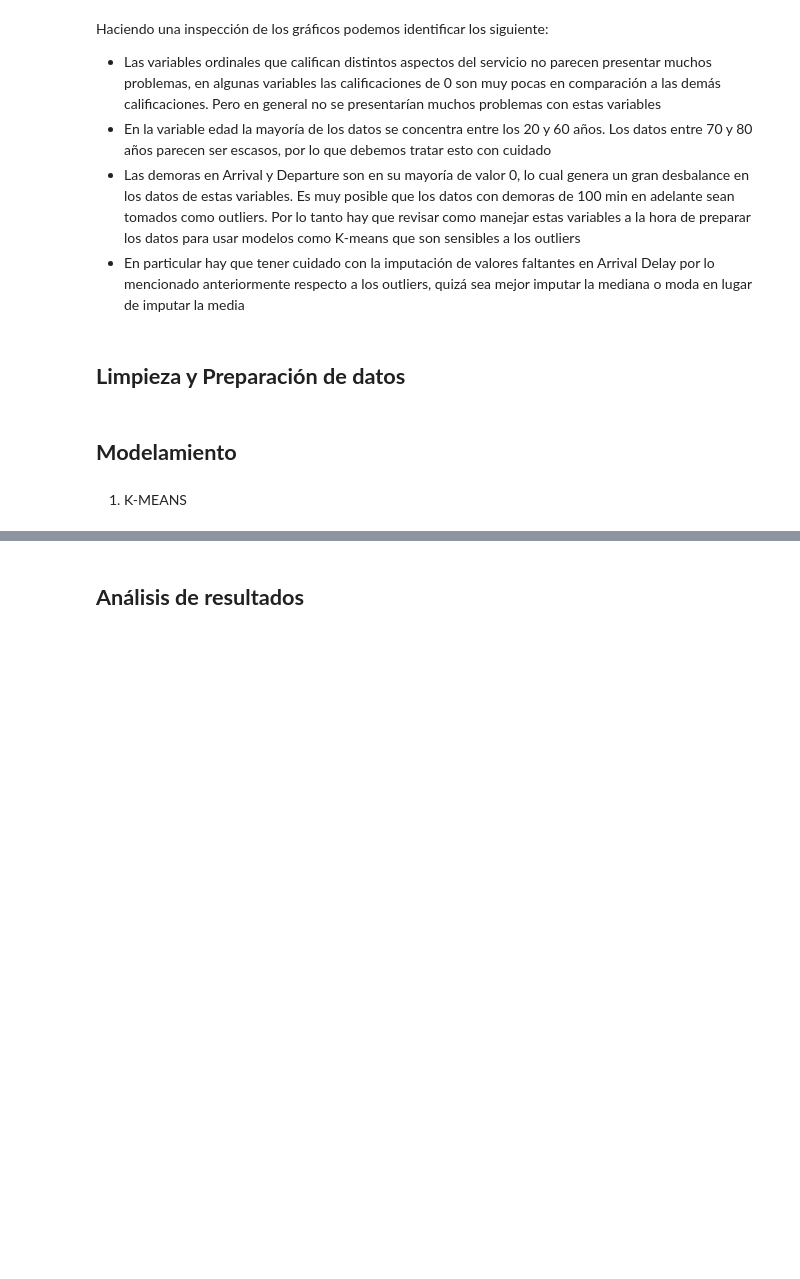
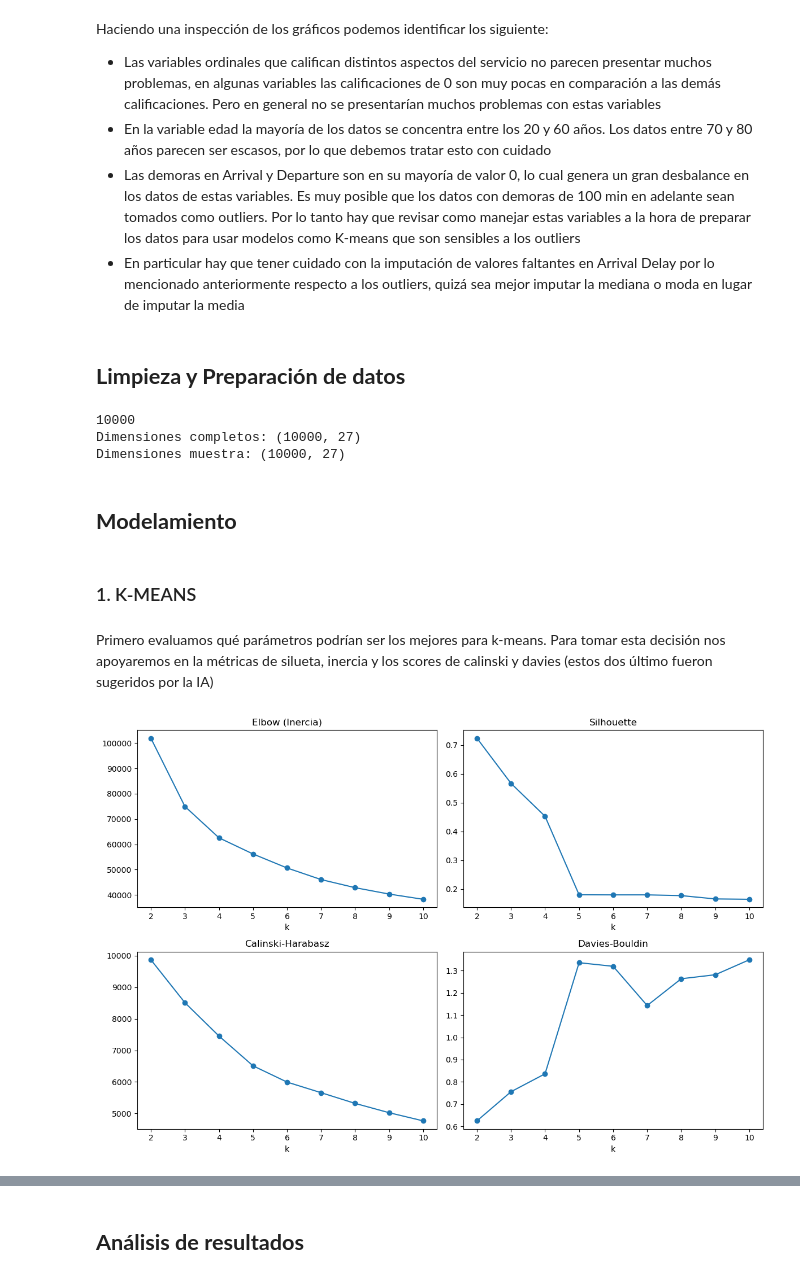
Before and after one commit to ef-blanco/Lab_1_Aprendizaje_Maq, a Jupyter notebook: L4 Tarea de agrupacion/Laboratorio_4_ML.ipynb, the cells around one changed output, grey strips where cells are left out. Saved outputs shown, nothing was run; the diff lists cells and outputs as text; code cells hidden in the pictures; blank space fills up the shorter version.

Commit message:
CAMBIOS: Modelos y generación de gráficas completadas
Falta terminar las conclusiones y terminar de responder a las preguntas más el video

```diff
--- a/L4 Tarea de agrupacion/Laboratorio_4_ML.ipynb
+++ b/L4 Tarea de agrupacion/Laboratorio_4_ML.ipynb
@@ -256,10 +262,4 @@ Haciendo una inspección de los gráficos podemos identificar los siguiente:
 # %%
-from sklearn.pipeline import Pipeline
-from sklearn.compose import ColumnTransformer
-from sklearn.impute import SimpleImputer
-from sklearn.preprocessing import OneHotEncoder, RobustScaler, StandardScaler
-from sklearn.model_selection import ParameterGrid
-
 # 1. Eliminamos la columna 'id' que no nos aporta valor predictivo
 if 'id' in datos.columns:
     datos_modelo = datos.drop('id', axis=1)
@@ -267,51 +267,57 @@ else:
     datos_modelo = datos.copy()
 
 # 2. Defininimos ahor las columnas según su tipo
-numeric_cols_outliers = ["Flight Distance", "Departure Delay in Minutes", "Arrival Delay in Minutes"]
-numeric_cols_standard = [col for col in datos_modelo.select_dtypes(include=[np.number]).columns if col not in numeric_cols_outliers]
+numeric_cols = ["Age","Flight Distance","Departure Delay in Minutes","Arrival Delay in Minutes"]
+ordinal_cols= [col for col in datos_modelo.select_dtypes(include=[np.number]).columns if col not in numeric_cols]
 categorical_cols = ["Gender", "Customer Type", "Type of Travel", "Class"]
 
 # 3. Construimos el ColumnTransformer
-    # Caso para numericas con outliers
-    #Imputacion de mediana y RobustScaler
+
+# Caso para numericas continuas
+    # Imputacion de mediana (para completar Arrival Delay) y RobustScaler para tratar con los outliers
 numeric_outliers_transformer = Pipeline(steps=[
     ('imputer', SimpleImputer(strategy='median')),
-    ('scaler', RobustScaler())
+    ('scaler', RobustScaler()),
 ])
 
-# Para numericas estandr tenemos imputacion de mediana y StandardScaler
-numeric_standard_transformer = Pipeline(steps=[
-    ('imputer', SimpleImputer(strategy='median')),
-    ('scaler', StandardScaler())
+# Caso numéricas ordinales
+   # Escalamiento con MinMaxScaler
+ordinal_transformer = Pipeline(steps=[
+    ('scaler',MinMaxScaler())
 ])
 
 # Para categoricas, se ejerce imputacion de moda y OneHotEncoder
 categorical_transformer = Pipeline(steps=[
-    ('imputer', SimpleImputer(strategy='most_frequent')),
-    ('onehot', OneHotEncoder(drop='first', sparse_output=False))
+    ('onehot', OneHotEncoder(sparse_output=False)),
 ])
 
 preprocessor = ColumnTransformer(
     transformers=[
-        ('num_outliers', numeric_outliers_transformer, numeric_cols_outliers),
-        ('num_std', numeric_standard_transformer, numeric_cols_standard),
+        ('num', numeric_outliers_transformer, numeric_cols),
+        ('ord',ordinal_transformer, ordinal_cols),
         ('cat', categorical_transformer, categorical_cols)
     ])
 
-#preprocesamiento a los datos
+# Preprocesamiento a los datos
 X_prep = preprocessor.fit_transform(datos_modelo)
+print(X_prep.shape[0])
 
-# Muestr aleatoria para agrupamiento dado el costo computacional de DBSCAN o Agglomerative
-import numpy as np
+# Muestra aleatoria para agrupamiento dado el costo computacional de DBSCAN o Agglomerative
 np.random.seed(42)
-# Fixed: Adjusted sample size to be at most the population size (X_prep.shape[0])
-sample_size = min(15000, X_prep.shape[0]) # Ensure sample_size does not exceed population
+
+sample_size = min(15000, X_prep.shape[0])
 sample_indices = np.random.choice(X_prep.shape[0], size=sample_size, replace=False)
 X_sample = X_prep[sample_indices]
 
 print(f"Dimensiones completos: {X_prep.shape}")
 print(f"Dimensiones muestra: {X_sample.shape}")
+# %% [output]
+10000
+Dimensiones completos: (10000, 27)
+Dimensiones muestra: (10000, 27)
 # %% [markdown]
 ## **Modelamiento**
 # %% [markdown]
-1. K-MEANS
+### 1. K-MEANS
+# %% [markdown]
+Primero evaluamos qué parámetros podrían ser los mejores para k-means. Para tomar esta decisión nos apoyaremos en la métricas de silueta, inercia y los scores de calinski y davies (estos dos último fueron sugeridos por la IA)
@@ -317,0 +372,4 @@ print(f"Dimensiones muestra: {X_sample.shape}")
+# %%
+evaluar_kmeans(X_sample)
+# %% [output]
+[figure, added]
```
Also changed, not shown: parts of 27 cells of this notebook.
